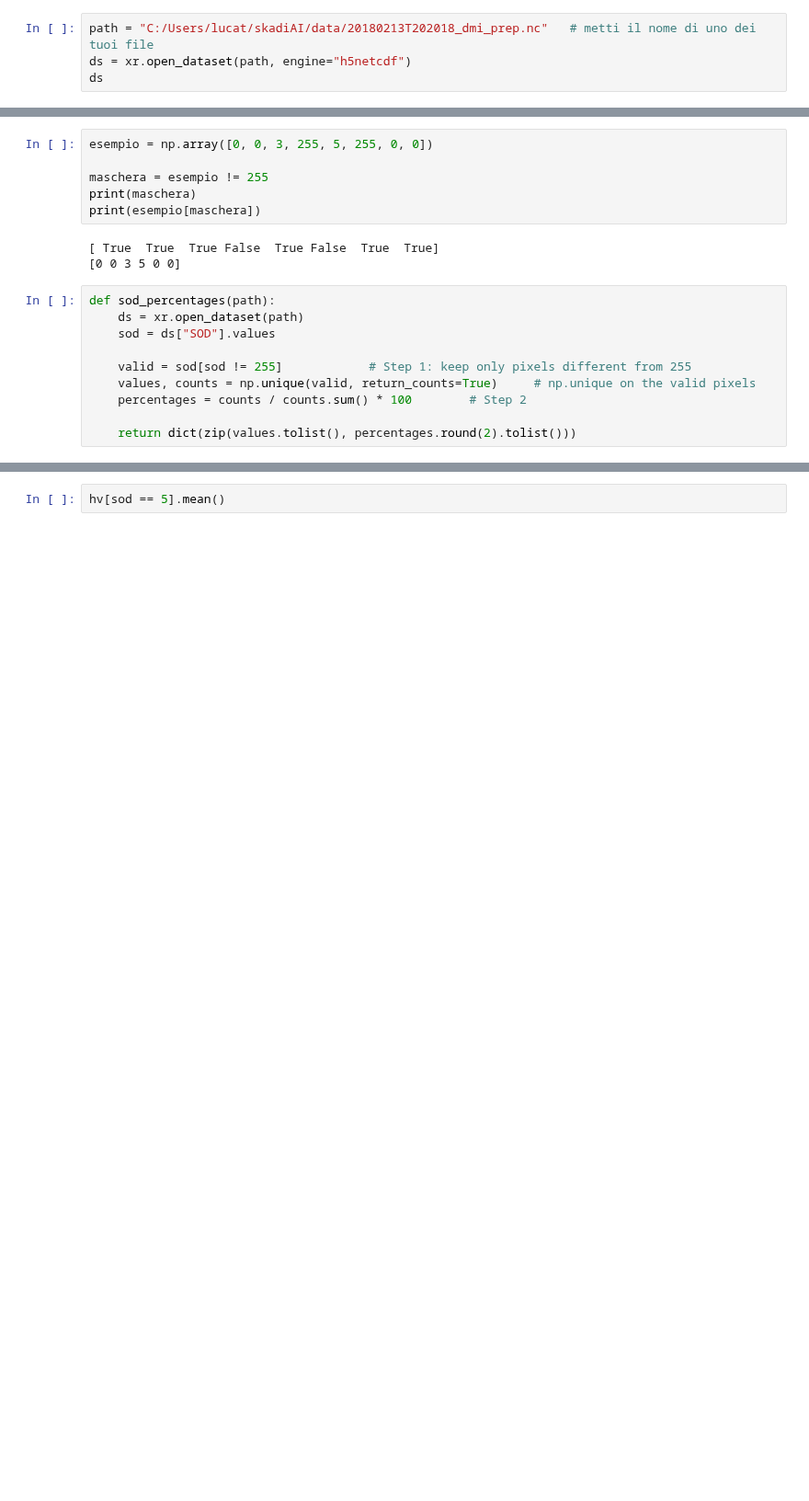
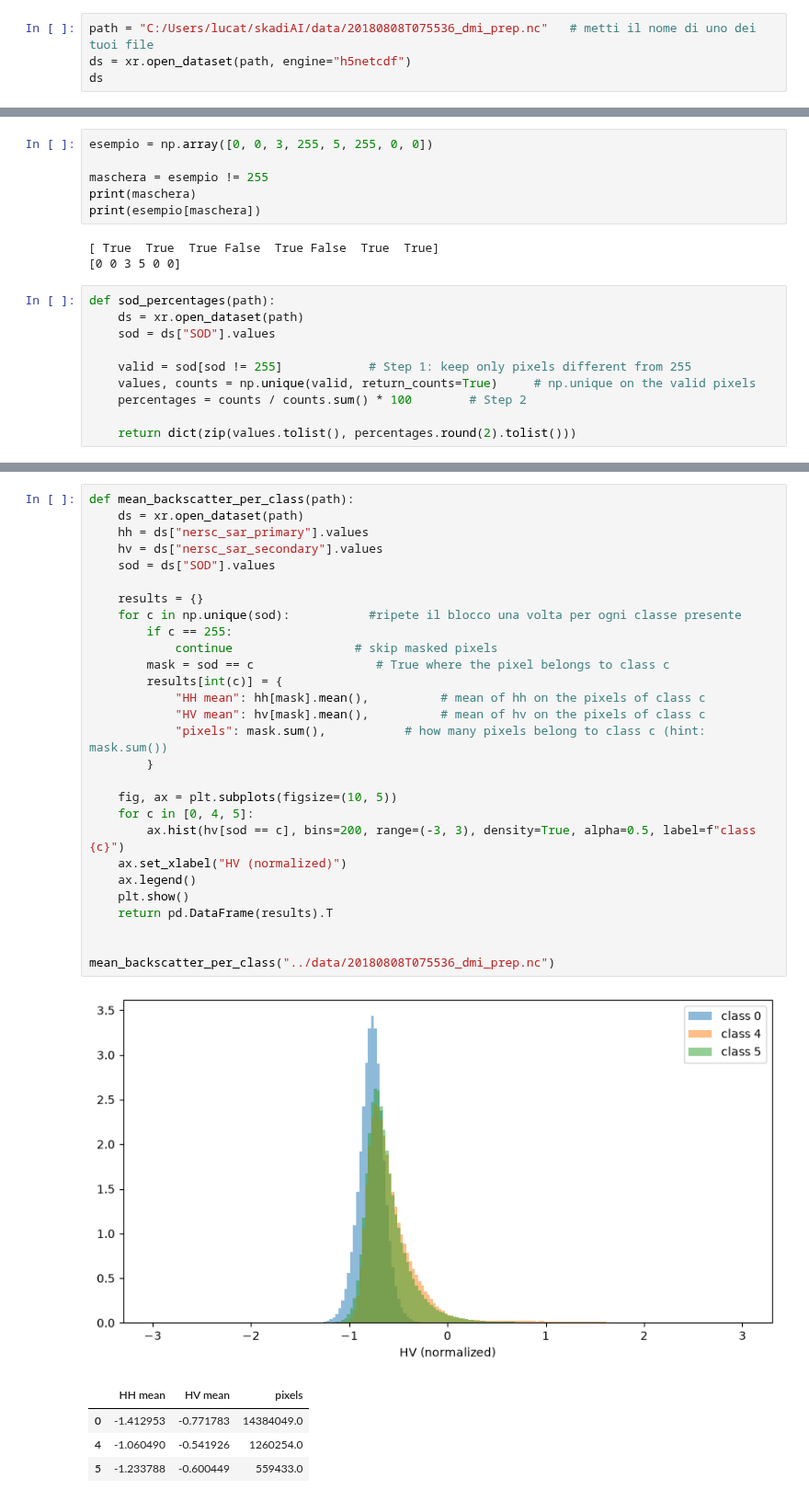
Before and after one commit to lucat33/skadi, a Jupyter notebook: notebooks/01_explore_data.ipynb, the cells around one changed output, grey strips where cells are left out. Shown at 92% size. Drawn from its saved outputs; the diff is of its cells as text; blank space fills up the shorter version.

Commit message:
Data exploration notebook: SOD/SIC visualization, class stats, backscatter per class

```diff
--- a/notebooks/01_explore_data.ipynb
+++ b/notebooks/01_explore_data.ipynb
@@ -8,7 +8,7 @@ Traceback (most recent call last):
   File "<frozen importlib._bootstrap>", line 491, in _call_with_frames_removed
 AttributeError: partially initialized module 'pandas' from 'c:\Users\lucat\SkadiAI\.venv\Lib\site-packages\pandas\__init__.py' has no attribute '_pandas_parser_CAPI' (most likely due to a circular imp ...
 # %%
-path = "C:/Users/lucat/skadiAI/data/20180213T202018_dmi_prep.nc"   # metti il nome di uno dei tuoi file
+path = "C:/Users/lucat/skadiAI/data/20180808T075536_dmi_prep.nc"   # metti il nome di uno dei tuoi file
 ds = xr.open_dataset(path, engine="h5netcdf")
 ds
 # %% [output]
@@ -97,4 +98,36 @@ table
 | 20181104T122313_cis_prep.nc | 95.84 | 4.16 | 0.00 | 0.00 | 0.00 | 0.00 |
 | 20190115T104348_cis_prep.nc | 6.12 | 0.00 | 64.64 | 29.24 | 0.00 | 0.00 |
 # %%
-hv[sod == 5].mean()
+def mean_backscatter_per_class(path):
+    ds = xr.open_dataset(path)
+    hh = ds["nersc_sar_primary"].values
+    hv = ds["nersc_sar_secondary"].values
+    sod = ds["SOD"].values
+
+    results = {}
+    for c in np.unique(sod):           #ripete il blocco una volta per ogni classe presente
+        if c == 255:
+            continue                 # skip masked pixels
+        mask = sod == c                 # True where the pixel belongs to class c
+        results[int(c)] = {
+            "HH mean": hh[mask].mean(),          # mean of hh on the pixels of class c
+            "HV mean": hv[mask].mean(),          # mean of hv on the pixels of class c
+            "pixels": mask.sum(),           # how many pixels belong to class c (hint: mask.sum())
+        }
+
+    fig, ax = plt.subplots(figsize=(10, 5))
+    for c in [0, 4, 5]:
+        ax.hist(hv[sod == c], bins=200, range=(-3, 3), density=True, alpha=0.5, label=f"class {c}")
+    ax.set_xlabel("HV (normalized)")
+    ax.legend()
+    plt.show()
+    return pd.DataFrame(results).T
+
+
+mean_backscatter_per_class("../data/20180808T075536_dmi_prep.nc")
+# %% [output]
+[figure, added]
+|  | HH mean | HV mean | pixels |
+| 0 | -1.412953 | -0.771783 | 14384049.0 |
+| 4 | -1.060490 | -0.541926 | 1260254.0 |
+| 5 | -1.233788 | -0.600449 | 559433.0 |
```
Also changed, not shown: parts of 1 cell of this notebook.
